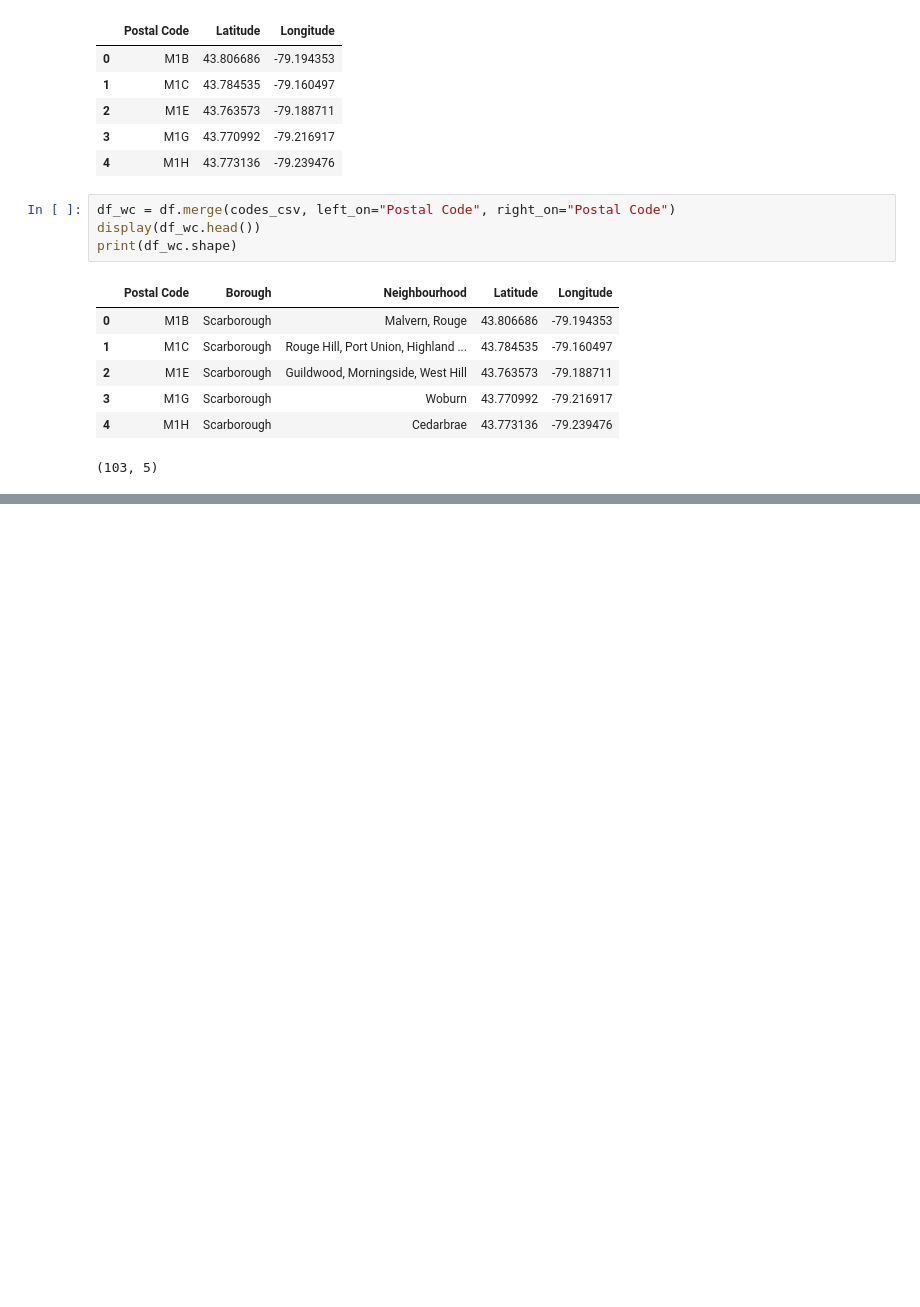
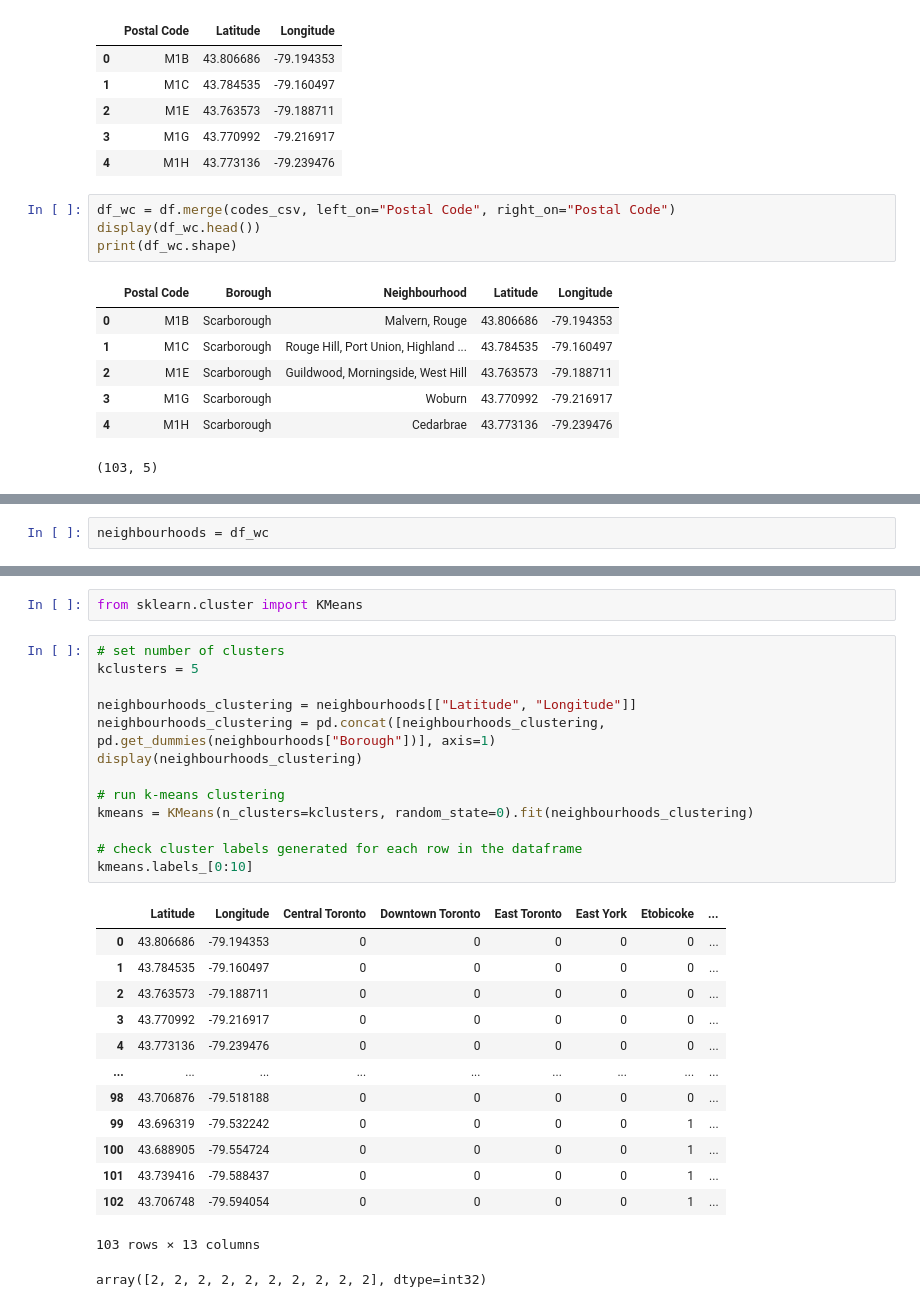
Before and after one commit to Witalia008/Coursera_Capstone, a Jupyter notebook: capstone-nb.ipynb, the cells around one changed output, grey strips where cells are left out. Cells and saved outputs as stored; diff of their text form; blank space fills up the shorter version.

Commit message:
Add some maps and clustering to the exploration of neighbourhoods.

```diff
--- a/capstone-nb.ipynb
+++ b/capstone-nb.ipynb
@@ -98,0 +101,2 @@ print(df_wc.shape)
+# %%
+neighbourhoods = df_wc
@@ -98,0 +171,30 @@ print(df_wc.shape)
+# %%
+from sklearn.cluster import KMeans
+# %%
+# set number of clusters
+kclusters = 5
+
+neighbourhoods_clustering = neighbourhoods[["Latitude", "Longitude"]]
+neighbourhoods_clustering = pd.concat([neighbourhoods_clustering, pd.get_dummies(neighbourhoods["Borough"])], axis=1)
+display(neighbourhoods_clustering)
+
+# run k-means clustering
+kmeans = KMeans(n_clusters=kclusters, random_state=0).fit(neighbourhoods_clustering)
+
+# check cluster labels generated for each row in the dataframe
+kmeans.labels_[0:10]
+# %% [output]
+|  | Latitude | Longitude | Central Toronto | Downtown Toronto | East Toronto | East York | Etobicoke | ... |
+| 0 | 43.806686 | -79.194353 | 0 | 0 | 0 | 0 | 0 | ... |
+| 1 | 43.784535 | -79.160497 | 0 | 0 | 0 | 0 | 0 | ... |
+| 2 | 43.763573 | -79.188711 | 0 | 0 | 0 | 0 | 0 | ... |
+| 3 | 43.770992 | -79.216917 | 0 | 0 | 0 | 0 | 0 | ... |
+| 4 | 43.773136 | -79.239476 | 0 | 0 | 0 | 0 | 0 | ... |
+| ... | ... | ... | ... | ... | ... | ... | ... | ... |
+| 98 | 43.706876 | -79.518188 | 0 | 0 | 0 | 0 | 0 | ... |
+| 99 | 43.696319 | -79.532242 | 0 | 0 | 0 | 0 | 1 | ... |
+| 100 | 43.688905 | -79.554724 | 0 | 0 | 0 | 0 | 1 | ... |
+| 101 | 43.739416 | -79.588437 | 0 | 0 | 0 | 0 | 1 | ... |
+| 102 | 43.706748 | -79.594054 | 0 | 0 | 0 | 0 | 1 | ... |
+103 rows × 13 columns
+array([2, 2, 2, 2, 2, 2, 2, 2, 2, 2], dtype=int32)
```
Also changed, not shown: parts of 12 cells of this notebook.
